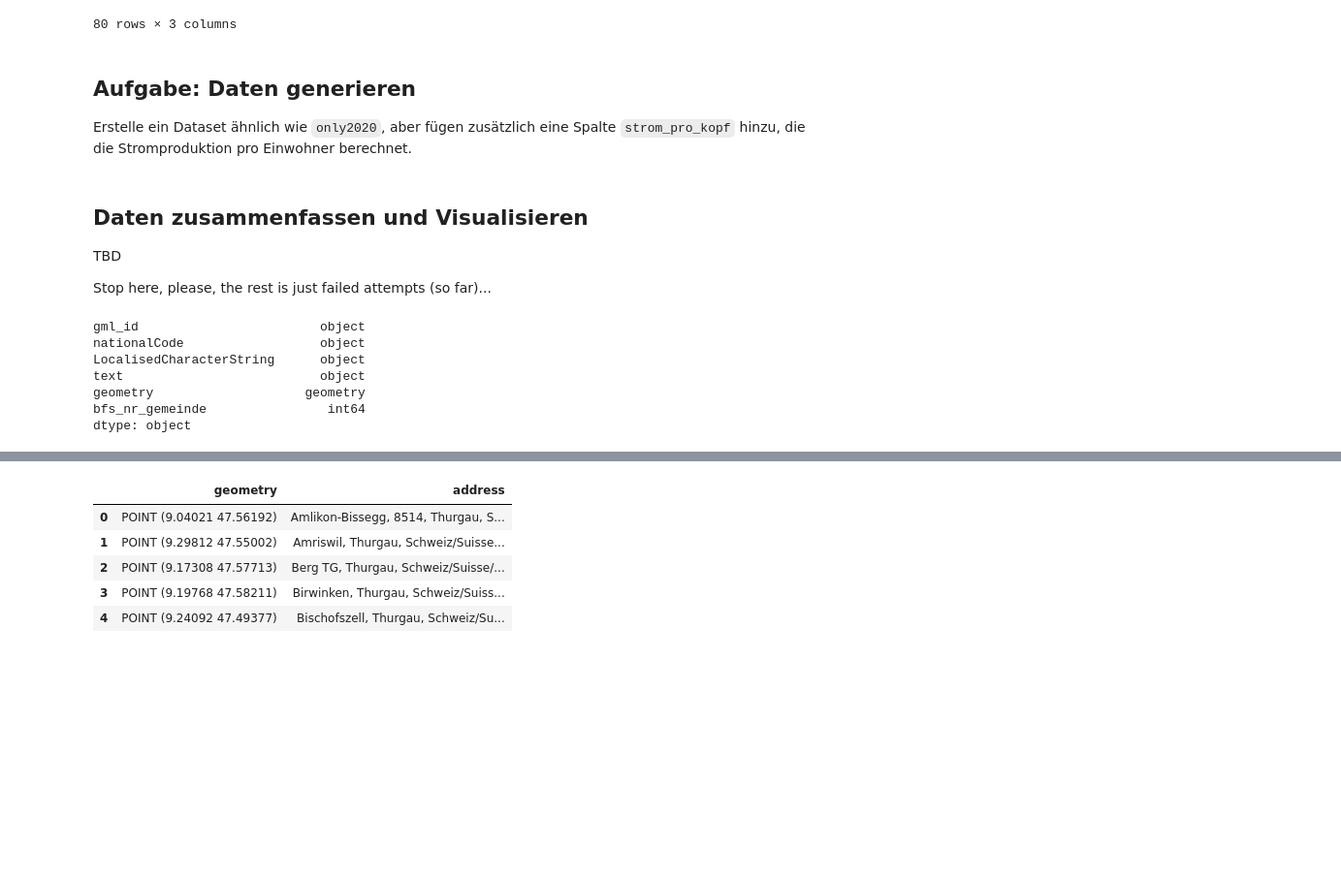
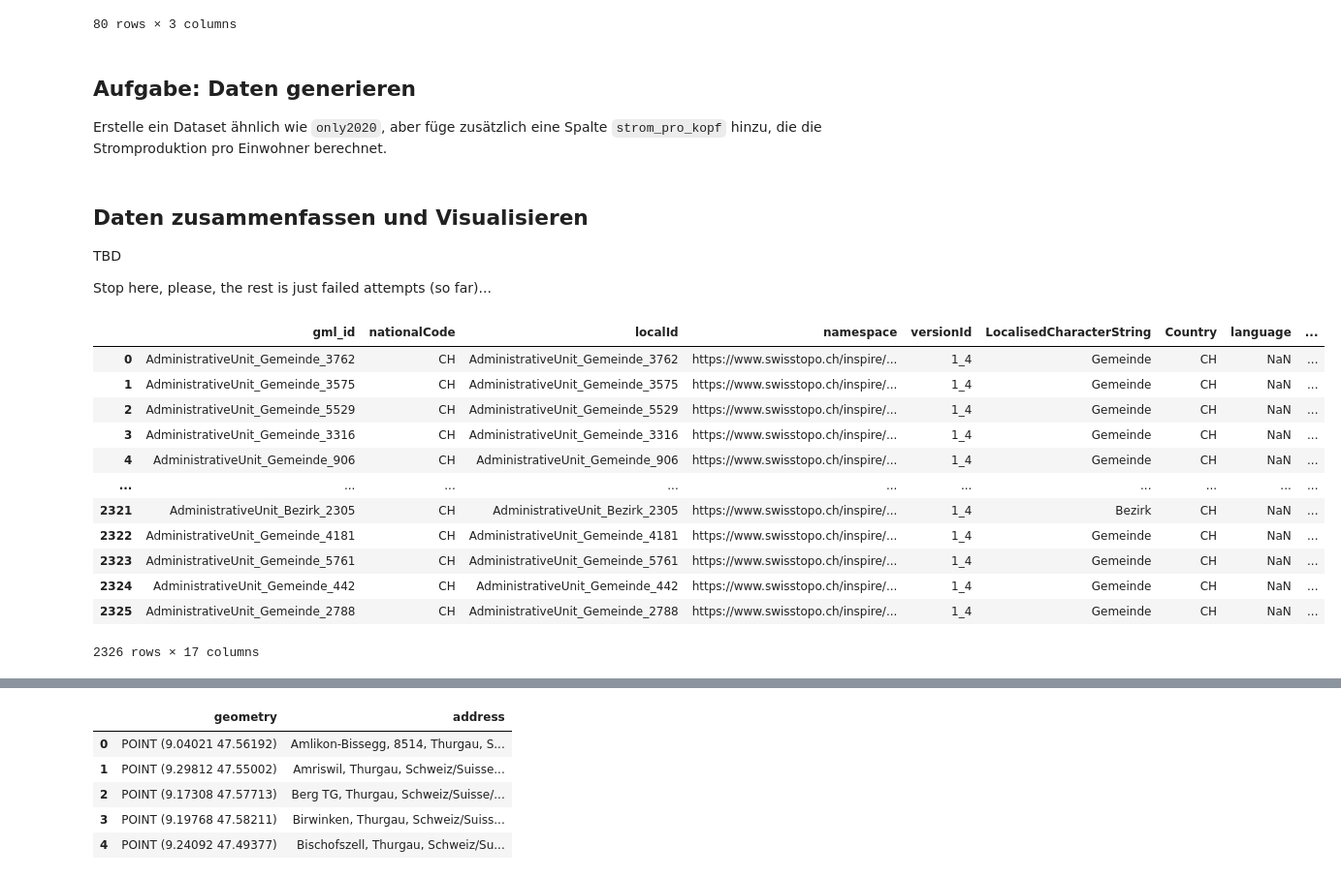
Before and after one commit to tkilla77/ksr_talit_hackathon, a Jupyter notebook: notebooks/examples.ipynb, the cells around one changed output, grey strips where cells are left out. Shown at 97% size. Saved outputs shown, nothing was run; the diff lists cells and outputs as text; code cells hidden in the pictures; blank space fills up the shorter version.

```diff
--- a/notebooks/examples.ipynb
+++ b/notebooks/examples.ipynb
@@ -98,7 +116,7 @@ only2020[['bfs_nr_gemeinde', 'gemeinde_name', 'total']]
 # %% [markdown]
 ## Aufgabe: Daten generieren
 
-Erstelle ein Dataset ähnlich wie `only2020`, aber fügen zusätzlich eine Spalte `strom_pro_kopf` hinzu, die die Stromproduktion pro Einwohner berechnet.
+Erstelle ein Dataset ähnlich wie `only2020`, aber füge zusätzlich eine Spalte `strom_pro_kopf` hinzu, die die Stromproduktion pro Einwohner berechnet.
 # %% [markdown]
 ## Daten zusammenfassen und Visualisieren
 
@@ -108,22 +126,18 @@ Stop here, please, the rest is just failed attempts (so far)...
 # %%
 import geopandas as gpd
 municipalities = gpd.read_file("../data/towns.geojson")
-data_to_plot = only2020[['bfs_nr_gemeinde', 'gemeinde_name', 'total']]
+municipalities
+# %% [output]
+|  | gml_id | nationalCode | localId | namespace | versionId | LocalisedCharacterString | Country | language | ... |
+| 0 | AdministrativeUnit_Gemeinde_3762 | CH | AdministrativeUnit_Gemeinde_3762 | https://www.swisstopo.ch/inspire/... | 1_4 | Gemeinde | CH | NaN | ... |
+| 1 | AdministrativeUnit_Gemeinde_3575 | CH | AdministrativeUnit_Gemeinde_3575 | https://www.swisstopo.ch/inspire/... | 1_4 | Gemeinde | CH | NaN | ... |
+| 2 | AdministrativeUnit_Gemeinde_5529 | CH | AdministrativeUnit_Gemeinde_5529 | https://www.swisstopo.ch/inspire/... | 1_4 | Gemeinde | CH | NaN | ... |
+| 3 | AdministrativeUnit_Gemeinde_3316 | CH | AdministrativeUnit_Gemeinde_3316 | https://www.swisstopo.ch/inspire/... | 1_4 | Gemeinde | CH | NaN | ... |
+| 4 | AdministrativeUnit_Gemeinde_906 | CH | AdministrativeUnit_Gemeinde_906 | https://www.swisstopo.ch/inspire/... | 1_4 | Gemeinde | CH | NaN | ... |
+| ... | ... | ... | ... | ... | ... | ... | ... | ... | ... |
+| 2321 | AdministrativeUnit_Bezirk_2305 | CH | AdministrativeUnit_Bezirk_2305 | https://www.swisstopo.ch/inspire/... | 1_4 | Bezirk | CH | NaN | ... |
+| 2322 | AdministrativeUnit_Gemeinde_4181 | CH | AdministrativeUnit_Gemeinde_4181 | https://www.swisstopo.ch/inspire/... | 1_4 | Gemeinde | CH | NaN | ... |
+| 2323 | AdministrativeUnit_Gemeinde_5761 | CH | AdministrativeUnit_Gemeinde_5761 | https://www.swisstopo.ch/inspire/... | 1_4 | Gemeinde | CH | NaN | ... |
+| 2324 | AdministrativeUnit_Gemeinde_442 | CH | AdministrativeUnit_Gemeinde_442 | https://www.swisstopo.ch/inspire/... | 1_4 | Gemeinde | CH | NaN | ... |
+| 2325 | AdministrativeUnit_Gemeinde_2788 | CH | AdministrativeUnit_Gemeinde_2788 | https://www.swisstopo.ch/inspire/... | 1_4 | Gemeinde | CH | NaN | ... |
+2326 rows × 17 columns
-# %%
-# Fix up municipalities by parsing the bfs_nr from the gml_id and converting it
-# to int64.
-municipalities = municipalities[['gml_id', 'nationalCode', 'LocalisedCharacterString', 'text', 'geometry']]
-bfs_nrs = municipalities['gml_id'].str.extract(r"(\d+)")
-municipalities['bfs_nr_gemeinde'] = pd.to_numeric(bfs_nrs[0])
-municipalities = municipalities.dropna(subset='bfs_nr_gemeinde')
-
-municipalities['bfs_nr_gemeinde'].astype('int64')
-municipalities.dtypes
-# %% [output]
-gml_id                        object
-nationalCode                  object
-LocalisedCharacterString      object
-text                          object
-geometry                    geometry
-bfs_nr_gemeinde                int64
-dtype: object
```
Also changed, not shown: parts of 4 cells of this notebook, 1 other file.
